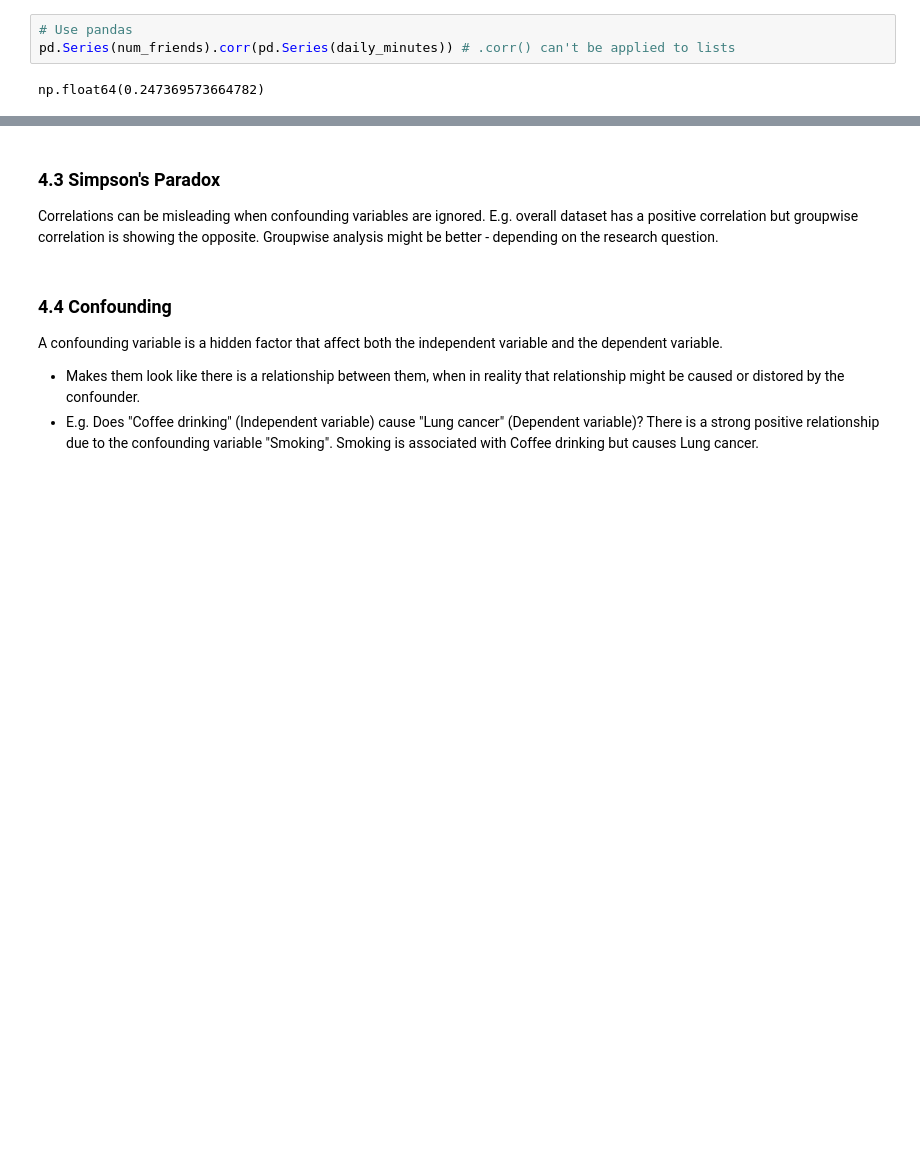
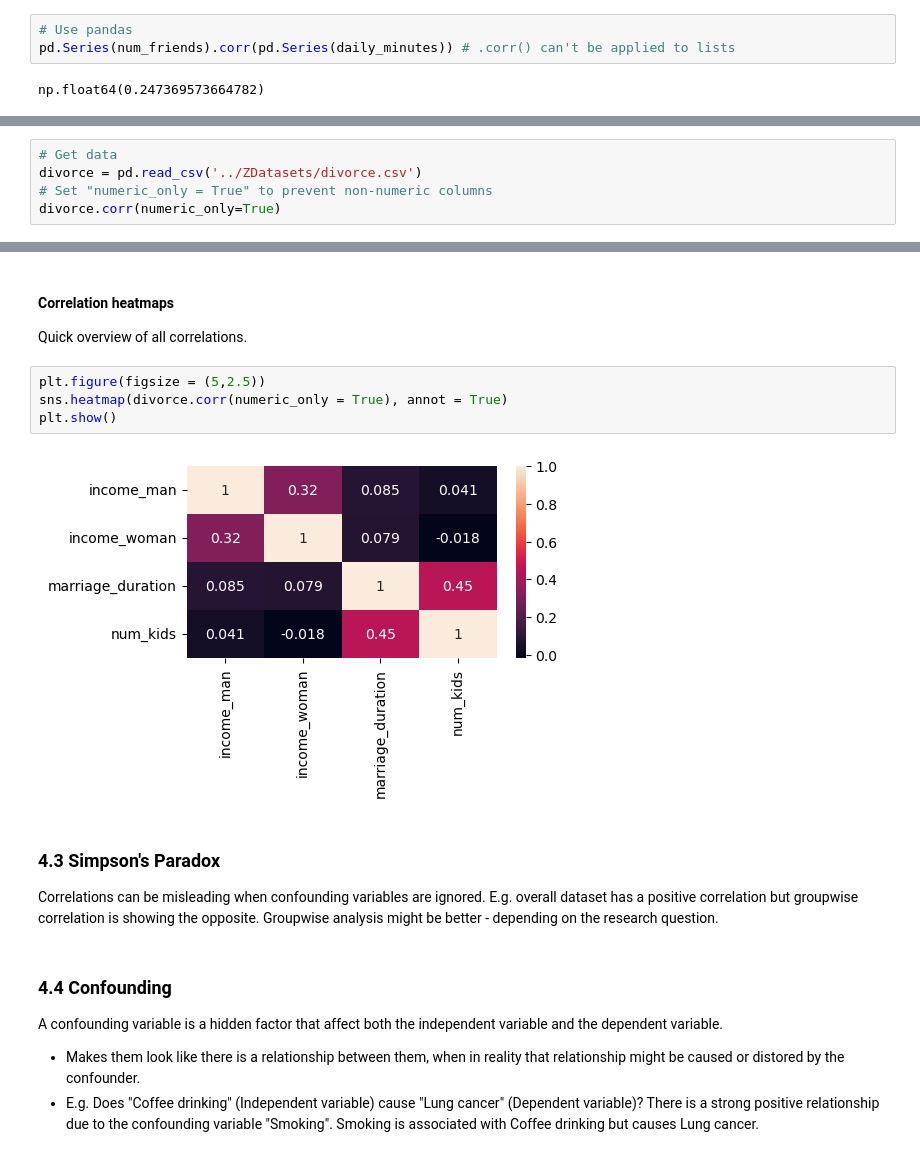
Before and after one commit to Timm26/Data_Science_Handbook, a Jupyter notebook: Statistics/Basic_Statistics.ipynb, the cells around one changed output, grey strips where cells are left out. Drawn from its saved outputs; the diff is of its cells as text; blank space fills up the shorter version.

```diff
--- a/Statistics/Basic_Statistics.ipynb
+++ b/Statistics/Basic_Statistics.ipynb
@@ -246,0 +252,5 @@ np.float64(0.247369573664782)
+# %%
+# Get data
+divorce = pd.read_csv('../ZDatasets/divorce.csv')
+# Set "numeric_only = True" to prevent non-numeric columns
+divorce.corr(numeric_only=True)
@@ -247,3 +263,12 @@ np.float64(0.247369573664782)
+# %% [markdown]
+#### Correlation heatmaps
+Quick overview of all correlations.
+# %%
+plt.figure(figsize = (5,2.5))
+sns.heatmap(divorce.corr(numeric_only = True), annot = True)
+plt.show()
+# %% [output]
+[figure, added]
 # %% [markdown]
 ### 4.3 Simpson's Paradox
 Correlations can be misleading when confounding variables are ignored. E.g. overall dataset has a positive correlation but groupwise correlation is showing the opposite. Groupwise analysis might be better - depending on the research question.
```
Also changed, not shown: parts of 4 cells of this notebook, 3 other files.
